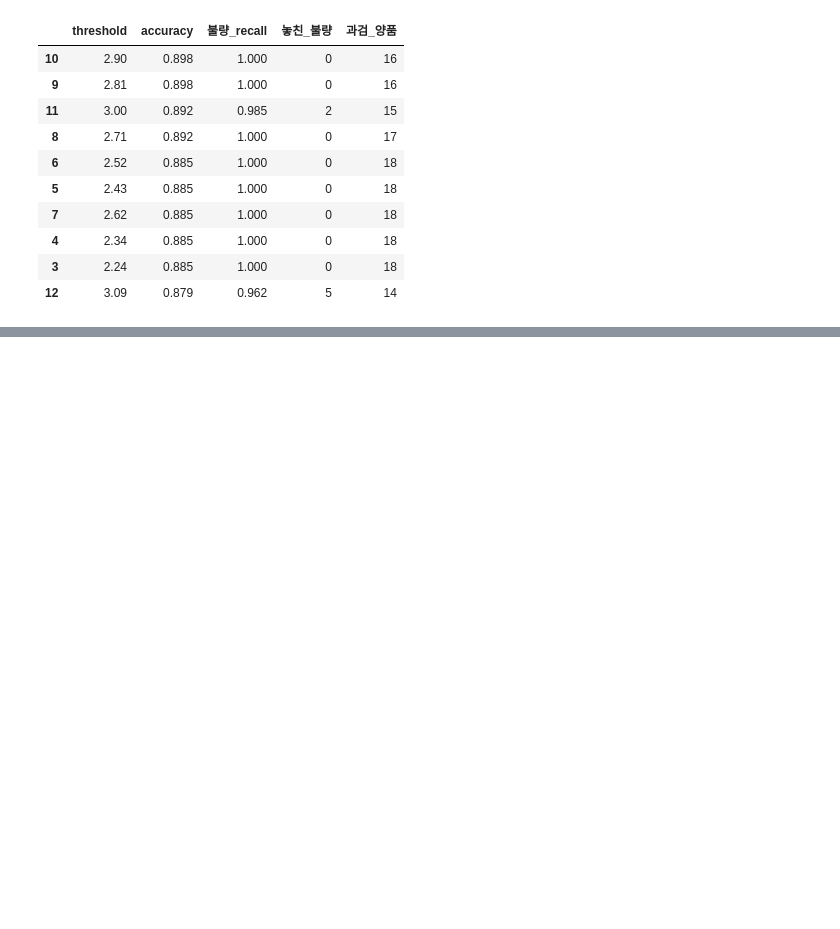
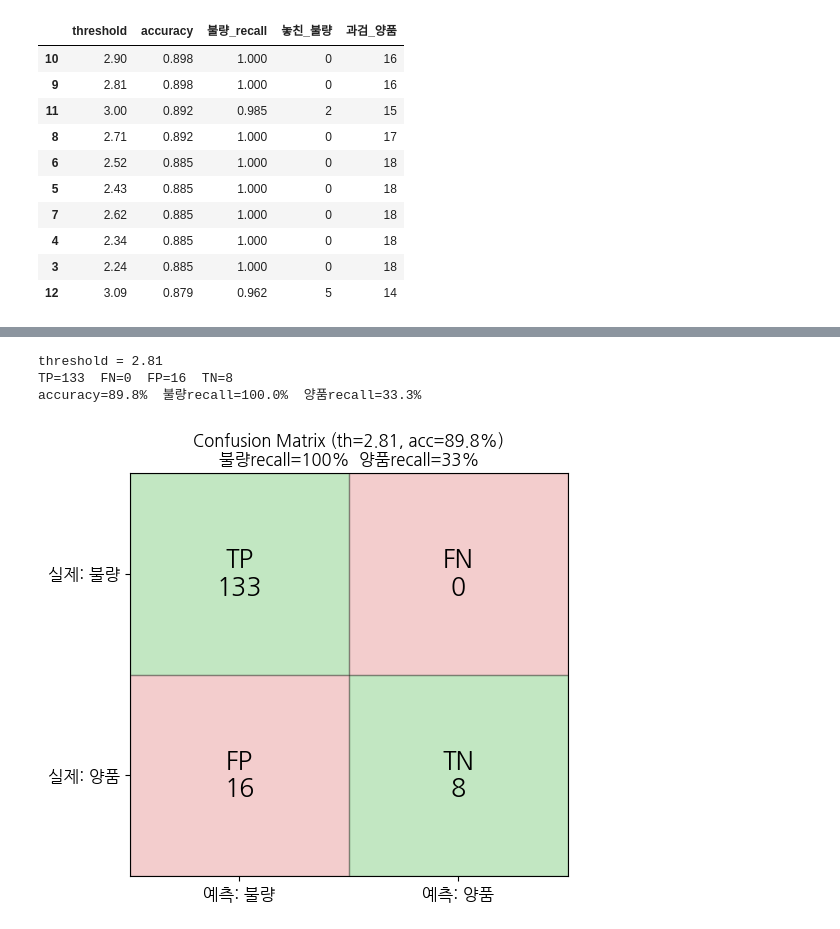
Before and after one commit to ilfpns/PhoSem, a Jupyter notebook: Phosem_CNN.ipynb, the cells around one changed output, grey strips where cells are left out. Cells and saved outputs as stored; diff of their text form; code cells hidden in the pictures; blank space fills up the shorter version.

```diff
--- a/Phosem_CNN.ipynb
+++ b/Phosem_CNN.ipynb
@@ -1227,0 +1230,44 @@ print(f"불량 전체(133장) 기준 accuracy: {sweep_aug_full.accuracy.max():.1
+# %%
+import numpy as np
+import matplotlib.pyplot as plt
+
+TH = sweep_aug_full.loc[sweep_aug_full.accuracy.idxmax(), 'threshold']
+
+pred_bad = df_aug_full['이상점수'] > TH
+actual_bad = df_aug_full['실제'] == '불량'
+
+TP = int((pred_bad & actual_bad).sum())
+FN = int((~pred_bad & actual_bad).sum())
+FP = int((pred_bad & ~actual_bad).sum())
+TN = int((~pred_bad & ~actual_bad).sum())
+
+accuracy = (TP+TN)/(TP+FN+FP+TN)
+recall_bad = TP/(TP+FN) if TP+FN else 0
+recall_good = TN/(TN+FP) if TN+FP else 0
+
+print(f"threshold = {TH:.2f}")
+print(f"TP={TP}  FN={FN}  FP={FP}  TN={TN}")
+print(f"accuracy={accuracy:.1%}  불량recall={recall_bad:.1%}  양품recall={recall_good:.1%}")
+
+fig, ax = plt.subplots(figsize=(5.5, 5))
+cell_data = [
+    [('TP', TP, '#0ca30c'), ('FN', FN, '#d03b3b')],
+    [('FP', FP, '#d03b3b'), ('TN', TN, '#0ca30c')],
+]
+for i in range(2):
+    for j in range(2):
+        name, val, color = cell_data[i][j]
+        ax.add_patch(plt.Rectangle((j, 1-i), 1, 1, facecolor=color, alpha=0.25, edgecolor='black'))
+        ax.text(j+0.5, 1-i+0.5, f"{name}\n{val}", ha='center', va='center', fontsize=18, fontweight='bold')
+
+ax.set_xlim(0, 2); ax.set_ylim(0, 2)
+ax.set_xticks([0.5, 1.5]); ax.set_xticklabels(['예측: 불량', '예측: 양품'], fontsize=12)
+ax.set_yticks([0.5, 1.5]); ax.set_yticklabels(['실제: 양품', '실제: 불량'], fontsize=12)
+ax.set_title(f'Confusion Matrix (th={TH:.2f}, acc={accuracy:.1%})\n불량recall={recall_bad:.0%}  양품recall={recall_good:.0%}', fontsize=12)
+plt.tight_layout()
+plt.show()
+# %% [output]
+threshold = 2.81
+TP=133  FN=0  FP=16  TN=8
+accuracy=89.8%  불량recall=100.0%  양품recall=33.3%
+[figure, added]
```
Also changed, not shown: parts of 1 cell of this notebook.
